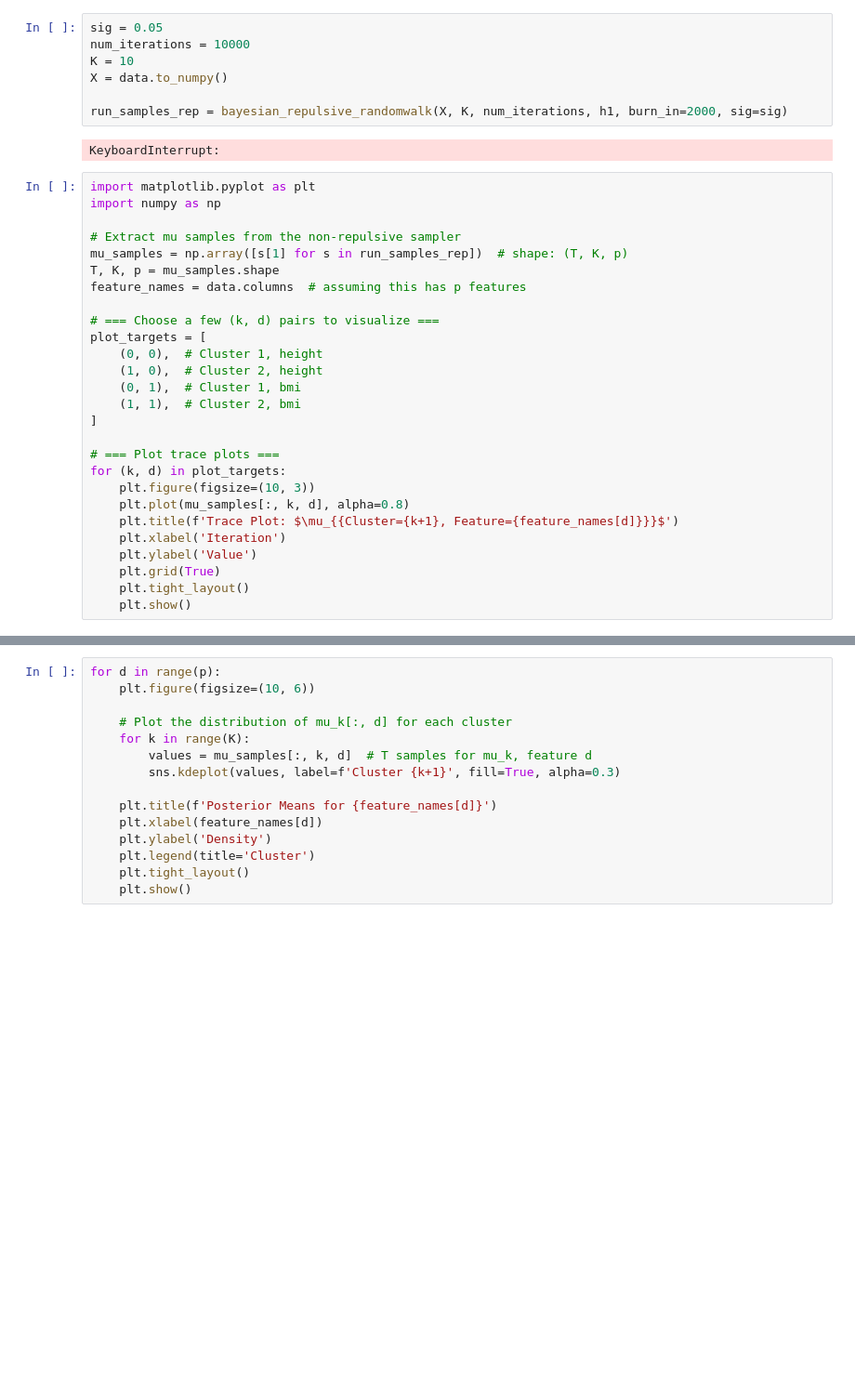
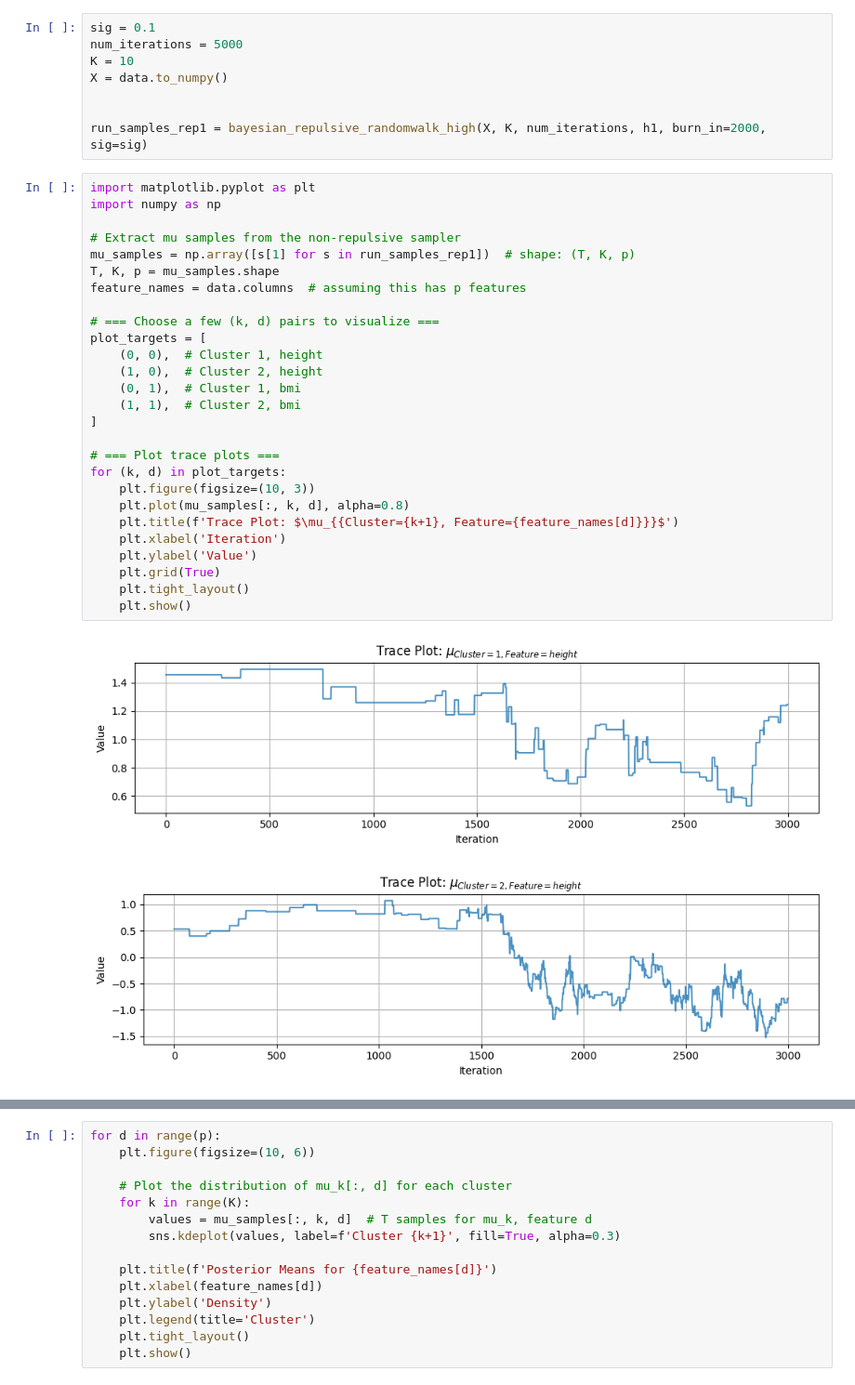
Before and after one commit to yq1821/M4R, a Jupyter notebook: high_dimension.ipynb, the cells around one changed output, grey strips where cells are left out. Shown at 93% size. Cells and saved outputs as stored; diff of their text form; blank space fills up the shorter version.

```diff
--- a/high_dimension.ipynb
+++ b/high_dimension.ipynb
@@ -31,36 +227,38 @@ def h1(mu):
 # %%
-sig = 0.05
-num_iterations = 10000
+sig = 0.1
+num_iterations = 5000
 K = 10
 X = data.to_numpy()
 
-run_samples_rep = bayesian_repulsive_randomwalk(X, K, num_iterations, h1, burn_in=2000, sig=sig)
+
+run_samples_rep1 = bayesian_repulsive_randomwalk_high(X, K, num_iterations, h1, burn_in=2000, sig=sig)
-# %% [output]
-KeyboardInterrupt:
 # %%
 import matplotlib.pyplot as plt
 import numpy as np
 
 # Extract mu samples from the non-repulsive sampler
-mu_samples = np.array([s[1] for s in run_samples_rep])  # shape: (T, K, p)
+mu_samples = np.array([s[1] for s in run_samples_rep1])  # shape: (T, K, p)
 T, K, p = mu_samples.shape
 feature_names = data.columns  # assuming this has p features
 
 # === Choose a few (k, d) pairs to visualize ===
 plot_targets = [
     (0, 0),  # Cluster 1, height
     (1, 0),  # Cluster 2, height
     (0, 1),  # Cluster 1, bmi
     (1, 1),  # Cluster 2, bmi
 ]
 
 # === Plot trace plots ===
 for (k, d) in plot_targets:
     plt.figure(figsize=(10, 3))
     plt.plot(mu_samples[:, k, d], alpha=0.8)
     plt.title(f'Trace Plot: $\mu_{{Cluster={k+1}, Feature={feature_names[d]}}}$')
     plt.xlabel('Iteration')
     plt.ylabel('Value')
     plt.grid(True)
     plt.tight_layout()
     plt.show()
+# %% [output]
+[figure, added]
+[figure, added]
```
Also changed, not shown: parts of 14 cells of this notebook, 1 other file.
